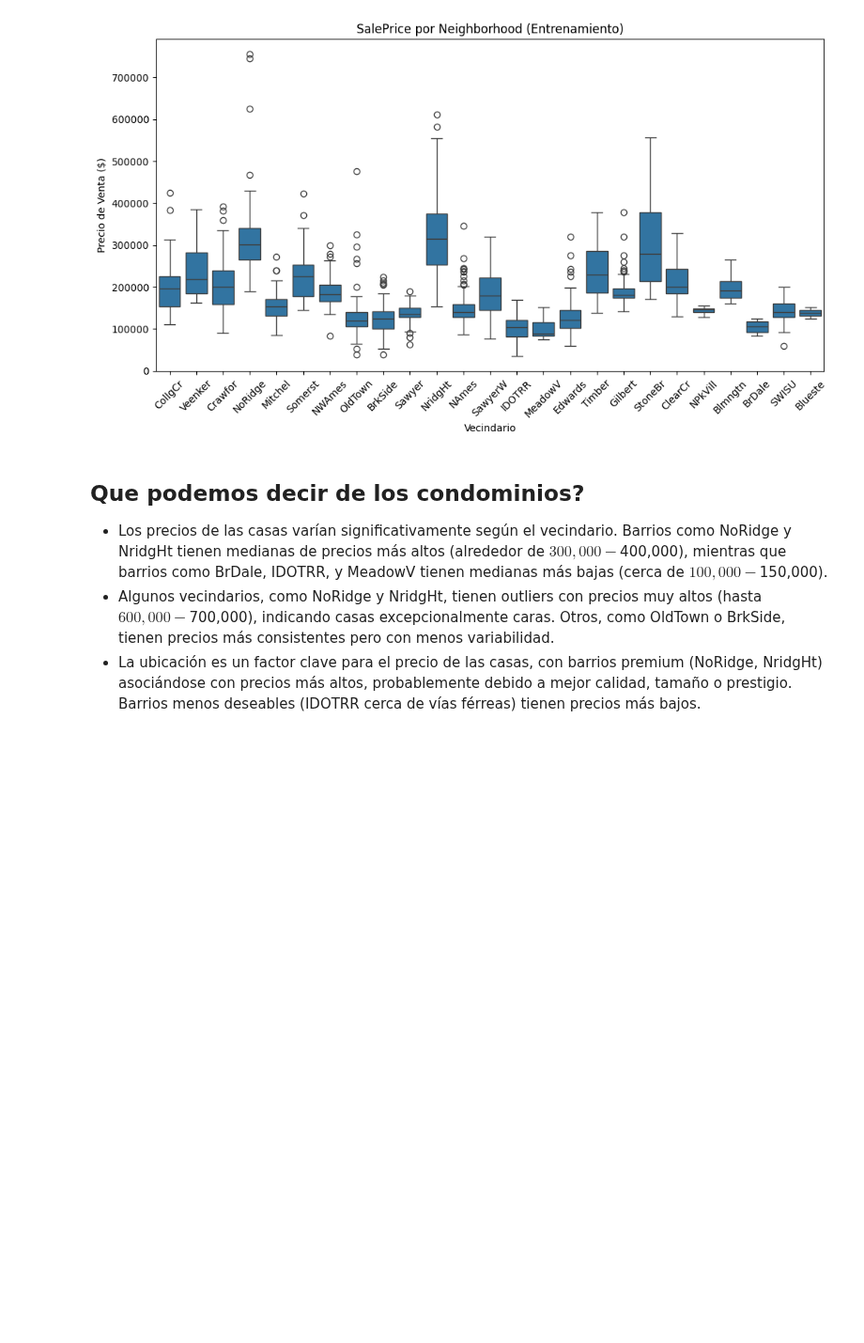
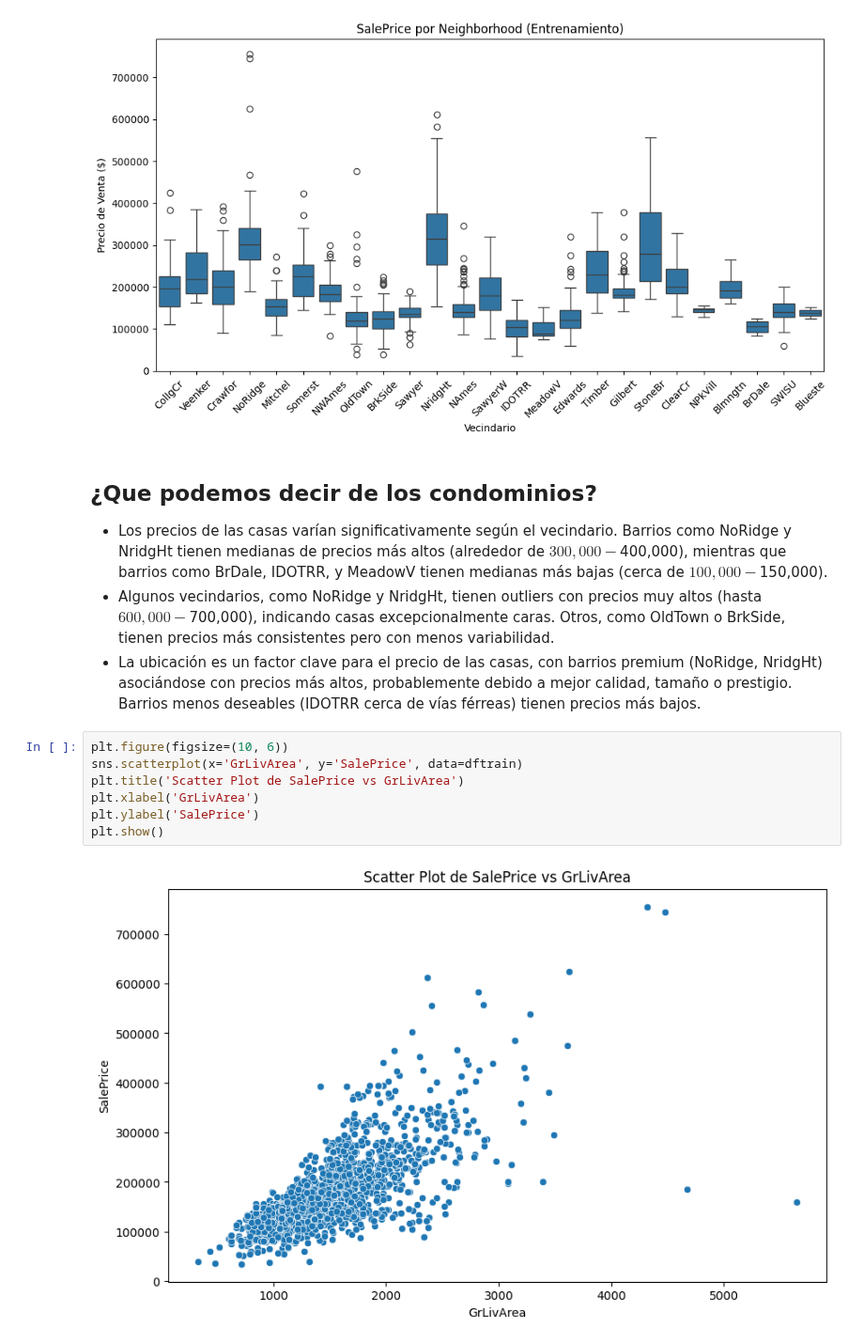
Before and after one commit to DiegoLinares11/Modelos-de-Regresion-Lineal, a Jupyter notebook: Entrega_1/anslisisRel.ipynb, the cells around one changed output. Shown at 94% size. Saved outputs shown, nothing was run; the diff lists cells and outputs as text; blank space fills up the shorter version.

```diff
--- a/Entrega_1/anslisisRel.ipynb
+++ b/Entrega_1/anslisisRel.ipynb
@@ -117,7 +146,16 @@ plt.show()
 # %% [output]
 [figure]
 # %% [markdown]
-## Que podemos decir de los condominios?
+## ¿Que podemos decir de los condominios?
 - Los precios de las casas varían significativamente según el vecindario. Barrios como NoRidge y NridgHt tienen medianas de precios más altos (alrededor de $300,000-$400,000), mientras que barrios como BrDale, IDOTRR, y MeadowV tienen medianas más bajas (cerca de $100,000-$150,000).
 - Algunos vecindarios, como NoRidge y NridgHt, tienen outliers con precios muy altos (hasta $600,000-$700,000), indicando casas excepcionalmente caras. Otros, como OldTown o BrkSide, tienen precios más consistentes pero con menos variabilidad.
 - La ubicación es un factor clave para el precio de las casas, con barrios premium (NoRidge, NridgHt) asociándose con precios más altos, probablemente debido a mejor calidad, tamaño o prestigio. Barrios menos deseables (IDOTRR cerca de vías férreas) tienen precios más bajos.
+# %%
+plt.figure(figsize=(10, 6))
+sns.scatterplot(x='GrLivArea', y='SalePrice', data=dftrain)
+plt.title('Scatter Plot de SalePrice vs GrLivArea')
+plt.xlabel('GrLivArea')
+plt.ylabel('SalePrice')
+plt.show()
+# %% [output]
+[figure, added]
```
Also changed, not shown: parts of 9 cells of this notebook.
